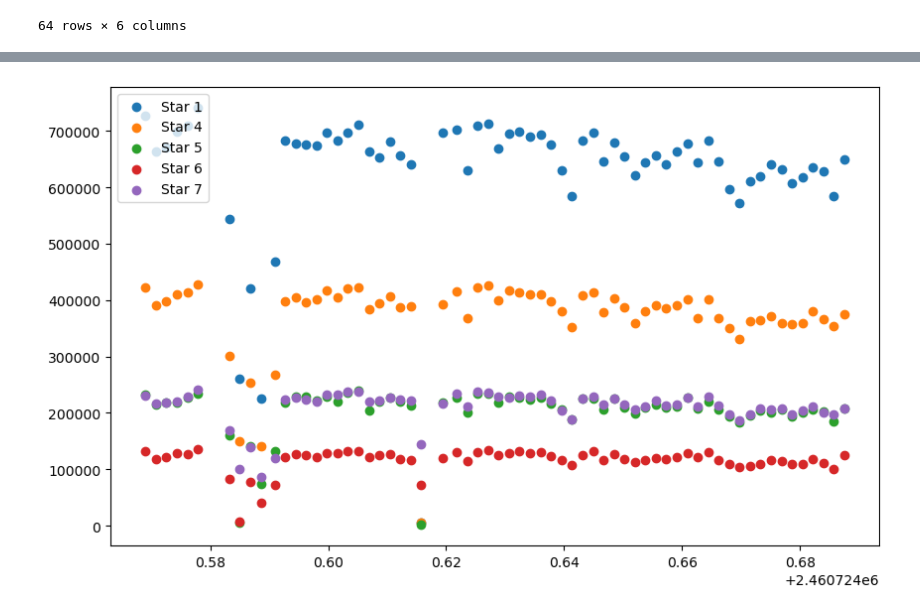
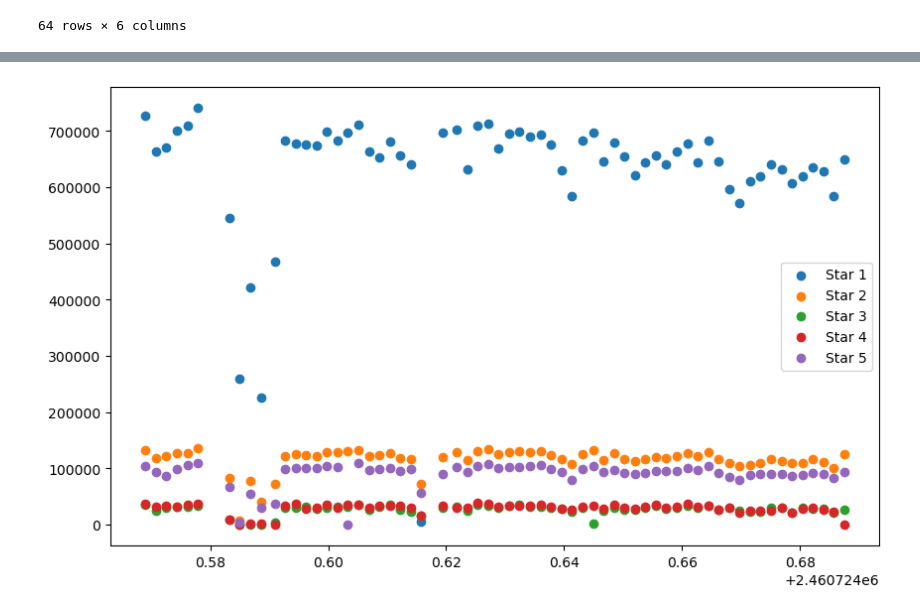
Before and after one commit to explorerjs32/rho_data_reduction_pipeline, a Jupyter notebook: photometry_mplw/Phot_to_LC.ipynb, the cells around one changed output, grey strips where cells are left out. Cells and saved outputs as stored; diff of their text form; code cells hidden in the pictures.

Commit message:
Saving photometry code outputs to csv, add test photometry to light curve notebook

```diff
--- a/photometry_mplw/Phot_to_LC.ipynb
+++ b/photometry_mplw/Phot_to_LC.ipynb
@@ -415,5 +415,5 @@ WASP36B.2025-02-17.0154_reduced.fits 2025-02-18T02:41:39.498      R    150.0
 WASP36B.2025-02-17.0154_reduced.fits 2025-02-18T02:41:39.498      R    150.0            6    684    442  3489.548822 8.424648e+04    290.252442"""
 # %%
 
-raw_phot = pd.read_csv(StringIO(raw),delim_whitespace=True,header=0,)
-raw_phot
+# raw_phot = pd.read_csv(StringIO(raw),delim_whitespace=True,header=0,)
+# raw_phot
@@ -657,0 +631,3 @@ obs_info
+# %%
+combined = pd.merge(raw, obs_info, left_on='File', right_on='File', how='left').sort_values(by='Date-Obs').reset_index(drop=True)
+combined
@@ -658,15 +648,18 @@ obs_info
 # %%
 t =[]
-for i in range(len(obs_info)):
-    t.append(Time(obs_info.at[i, 'Date-Obs'], format='isot', scale='utc').jd)
+for i in range(len(combined)):
+    t.append(Time(combined.at[i, 'Date-Obs'], format='isot', scale='utc').jd)
+
+sorted_indices = np.argsort(t)
 # %%
 plt.figure(figsize=(10, 6))
-for i in [0,3,4,5,6,]:
-    plt.scatter(t,raw[f'Star_{i+1}_flux'],label=f'Star {i+1}')
+# for i in [0,1,2,3,4,5,6,7,]:
+for i in [0,1,2,3,4,]:
+    plt.scatter(t,combined[f'Star_{i+1}_flux'],label=f'Star {i+1}')
     # print(i)
 # plt.scatter(t, wasp36['sum_flux'],label='WASP-36b',)
 # [plt.scatter(t, refs[i]['sum_flux'], marker='x',label=f'ref {i+1}') for i in range(len(refs))]
     plt.legend()
 # %% [output]
-[figure, old version]
+[figure, new version]
 # %%
```
Also changed, not shown: parts of 15 cells of this notebook, 2 other files.
